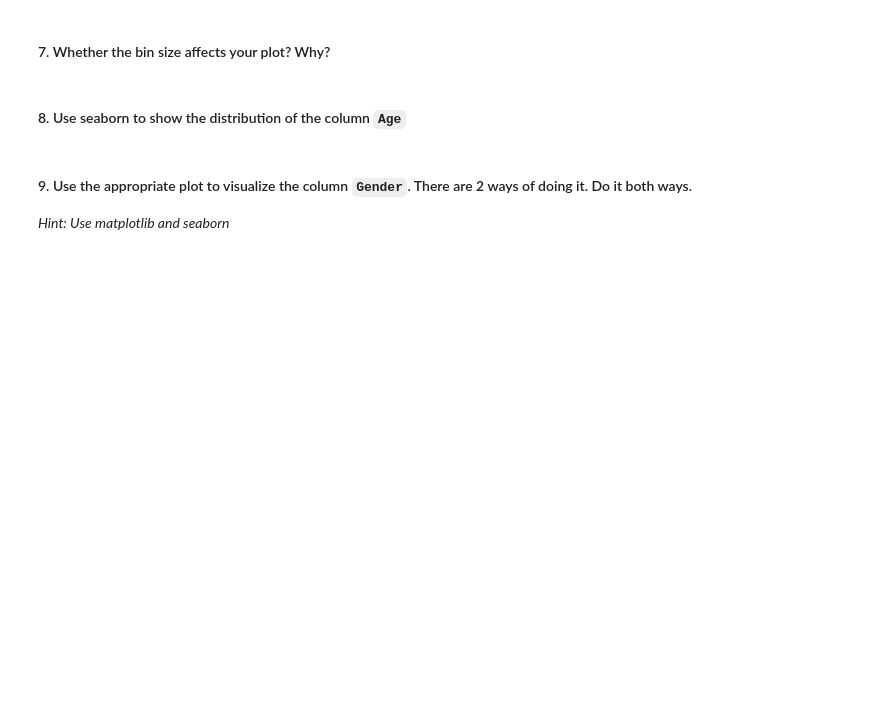
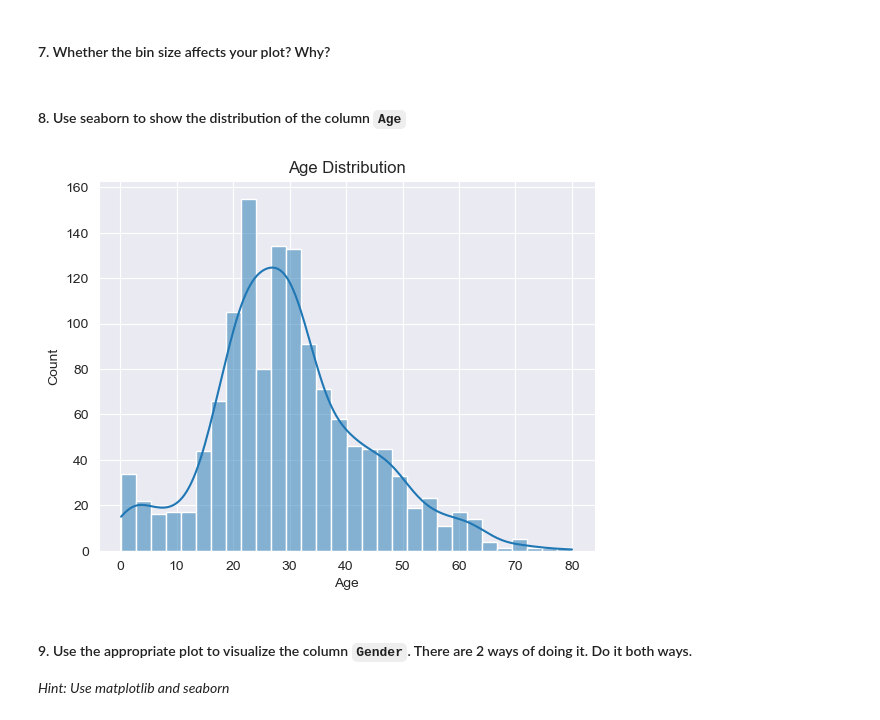
Before and after one commit to Ironhack-Data-Madrid-PartTime-May22/lab_visualization_extra, a Jupyter notebook: challenge-2.ipynb, the cells around one changed output. Drawn from its saved outputs; the diff is of its cells as text; code cells hidden in the pictures; blank space fills up the shorter version.

Commit message:
titanicfaltan4

```diff
--- a/challenge-2.ipynb
+++ b/challenge-2.ipynb
@@ -119,6 +119,18 @@ plt.show()
 # Yes, it affects the plot. More bins give more detailed distribution while fewer bins show more general distribution.
 # %% [markdown]
 #### 8. Use seaborn to show the distribution of the column `Age`
+# %%
+sns.set_style('darkgrid')
+
+sns.histplot(titanic, x='Age', kde=True)
+
+plt.title('Age Distribution')
+plt.xlabel('Age')
+plt.ylabel('Count')
+
+plt.show()
+# %% [output]
+[figure, added]
 # %% [markdown]
 #### 9. Use the appropriate plot to visualize the column `Gender`. There are 2 ways of doing it. Do it both ways.
 
```
Also changed, not shown: parts of 23 cells of this notebook.
